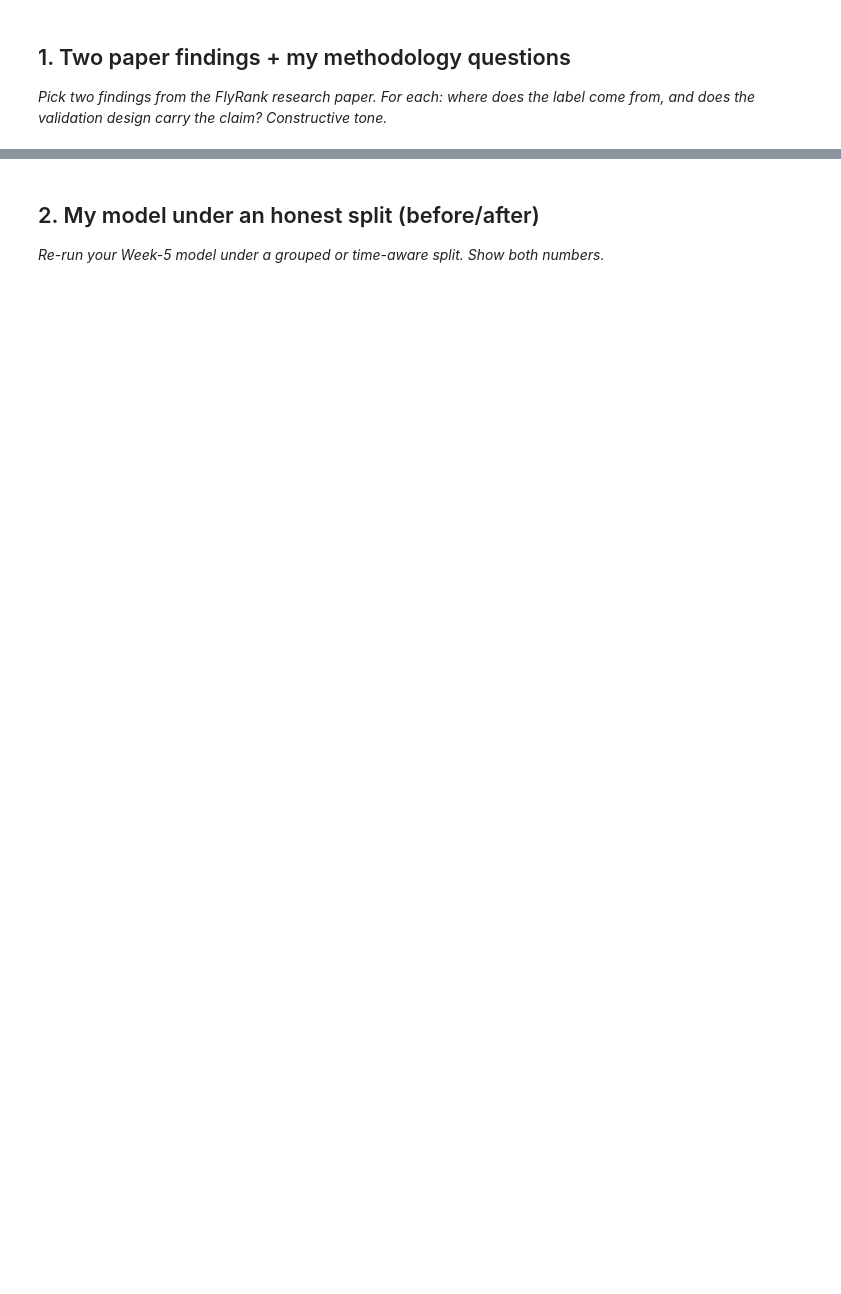
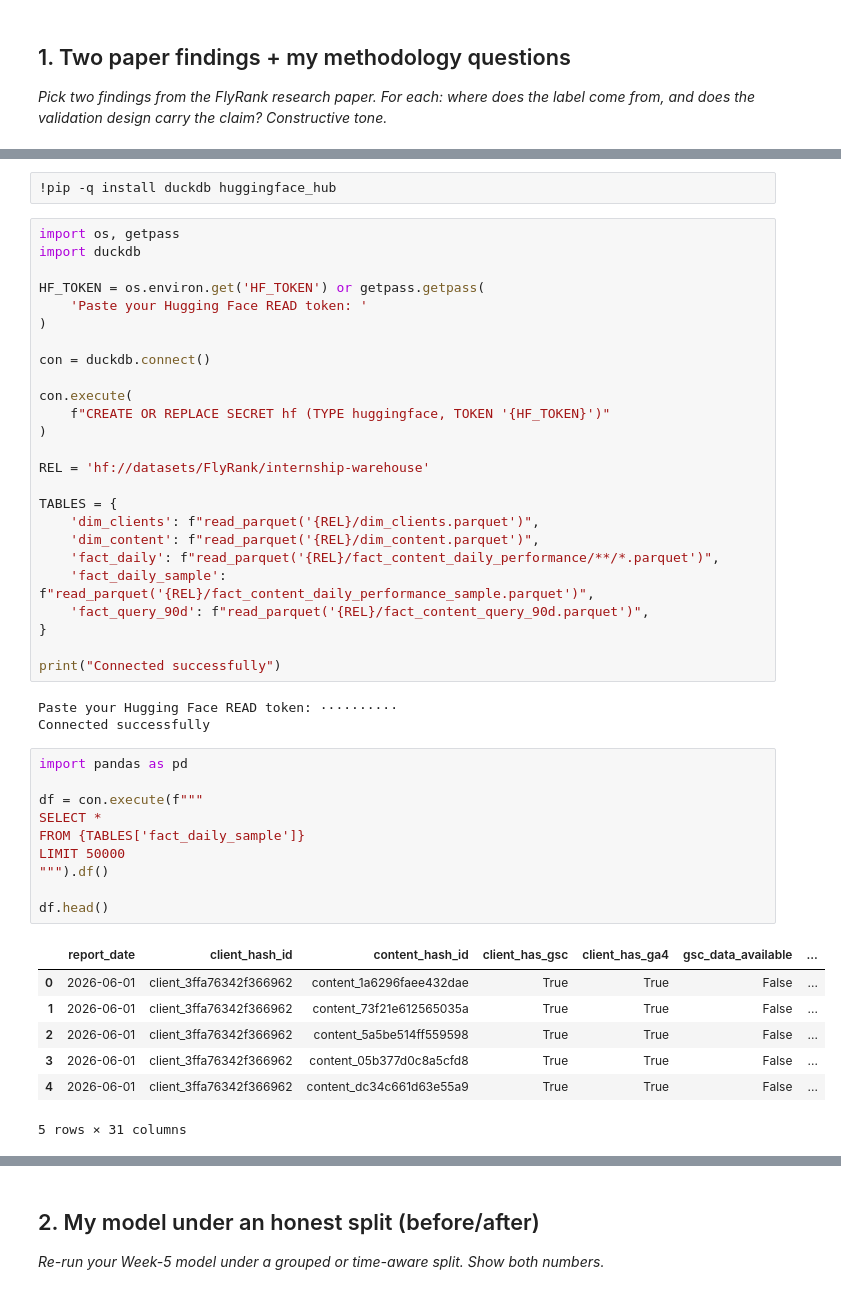
Before and after one commit to jawad66108/flyrank_ML_internship, a Jupyter notebook: work/notebooks/w06_validation_audit.ipynb, the cells around one changed output, grey strips where cells are left out. Saved outputs shown, nothing was run; the diff lists cells and outputs as text; blank space fills up the shorter version.

```diff
--- a/work/notebooks/w06_validation_audit.ipynb
+++ b/work/notebooks/w06_validation_audit.ipynb
@@ -13,3 +33,51 @@ This skeleton is yours to fill. Work the sections **in order** — each one has
+# %%
+!pip -q install duckdb huggingface_hub
+# %%
+import os, getpass
+import duckdb
+
+HF_TOKEN = os.environ.get('HF_TOKEN') or getpass.getpass(
+    'Paste your Hugging Face READ token: '
+)
+
+con = duckdb.connect()
+
+con.execute(
+    f"CREATE OR REPLACE SECRET hf (TYPE huggingface, TOKEN '{HF_TOKEN}')"
+)
+
+REL = 'hf://datasets/FlyRank/internship-warehouse'
+
+TABLES = {
+    'dim_clients': f"read_parquet('{REL}/dim_clients.parquet')",
+    'dim_content': f"read_parquet('{REL}/dim_content.parquet')",
+    'fact_daily': f"read_parquet('{REL}/fact_content_daily_performance/**/*.parquet')",
+    'fact_daily_sample': f"read_parquet('{REL}/fact_content_daily_performance_sample.parquet')",
+    'fact_query_90d': f"read_parquet('{REL}/fact_content_query_90d.parquet')",
+}
+
+print("Connected successfully")
+# %% [output]
+Paste your Hugging Face READ token: ··········
+Connected successfully
+# %%
+import pandas as pd
+
+df = con.execute(f"""
+SELECT *
+FROM {TABLES['fact_daily_sample']}
+LIMIT 50000
+""").df()
+
+df.head()
+# %% [output]
+|  | report_date | client_hash_id | content_hash_id | client_has_gsc | client_has_ga4 | gsc_data_available | ... |
+| 0 | 2026-06-01 | client_3ffa76342f366962 | content_1a6296faee432dae | True | True | False | ... |
+| 1 | 2026-06-01 | client_3ffa76342f366962 | content_73f21e612565035a | True | True | False | ... |
+| 2 | 2026-06-01 | client_3ffa76342f366962 | content_5a5be514ff559598 | True | True | False | ... |
+| 3 | 2026-06-01 | client_3ffa76342f366962 | content_05b377d0c8a5cfd8 | True | True | False | ... |
+| 4 | 2026-06-01 | client_3ffa76342f366962 | content_dc34c661d63e55a9 | True | True | False | ... |
+5 rows × 31 columns
 # %%
 # This cell is for CODE (numbers, a query, a check).
 # Write your text answer in the cell ABOVE this one — typing sentences here breaks Run All.
```
Also changed, not shown: parts of 10 cells of this notebook.
